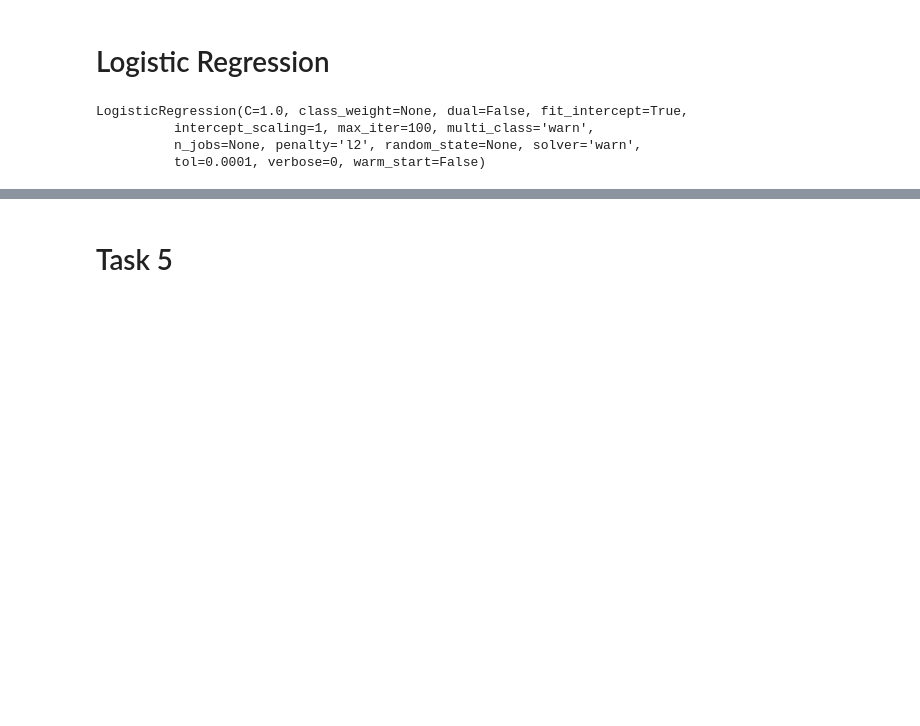
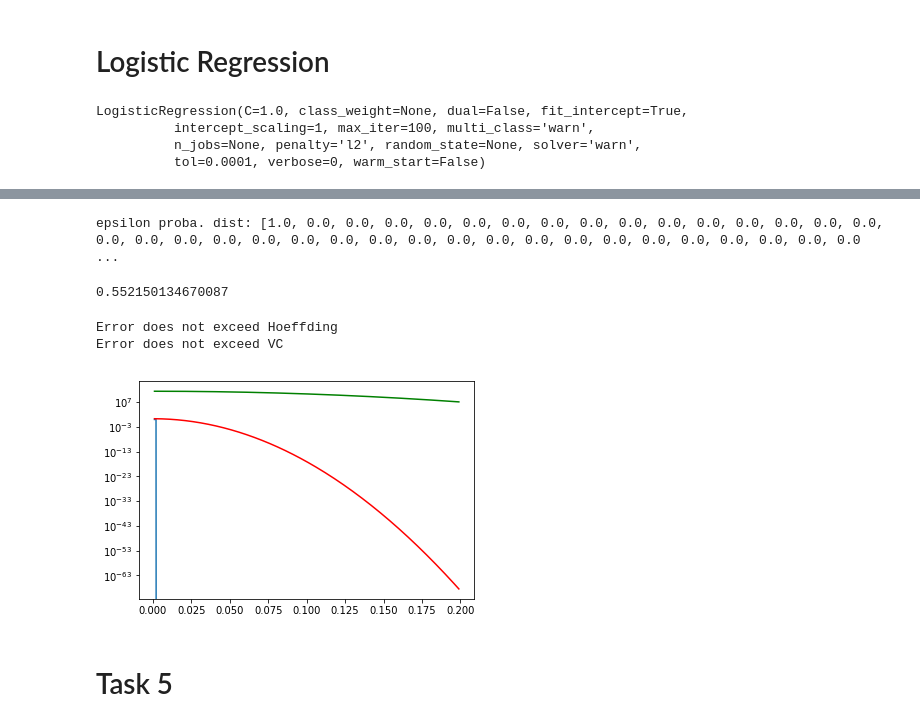
Before and after one commit to vipulpopat/MSCAI_Sem1_Etivity2, a Jupyter notebook: Etivity2_18203485.ipynb, the cells around one changed output, grey strips where cells are left out. Saved outputs shown, nothing was run; the diff lists cells and outputs as text; code cells hidden in the pictures; blank space fills up the shorter version.

Commit message:
WIP 120219
VC Bound

```diff
--- a/Etivity2_18203485.ipynb
+++ b/Etivity2_18203485.ipynb
@@ -418,3 +462,58 @@ logistic_classifer.score(X_test, y_test)
+# %%
+def calc_prob_epsilon(M, Eins, Eouts, epsilons):
+    prob_epsilon=[]
+    for e in epsilons:
+        counter = 0
+        for i in range(M):
+            if abs(Eins[i] - Eouts[i])>e:
+                   counter +=1
+        prob_epsilon.append(counter/M)
+    return prob_epsilon
+# %%
+epsilons = np.arange(0, 1, 0.01)
+error_in = [Ein]
+error_out = [Eout]
+prob_epsilon = calc_prob_epsilon(1, error_in, error_out, epsilons)
+
+print("epsilon proba. dist:", prob_epsilon)
+# %% [output]
+epsilon proba. dist: [1.0, 0.0, 0.0, 0.0, 0.0, 0.0, 0.0, 0.0, 0.0, 0.0, 0.0, 0.0, 0.0, 0.0, 0.0, 0.0, 0.0, 0.0, 0.0, 0.0, 0.0, 0.0, 0.0, 0.0, 0.0, 0.0, 0.0, 0.0, 0.0, 0.0, 0.0, 0.0, 0.0, 0.0, 0.0, 0.0 ...
+# %%
+epsilons = np.arange(0, 1, 0.01)
+N=2000
+# %%
+tolerance = 0.01
+dvc = 3
+def get_vc_bound(N, dvc, tolerance, Ein):
+    return Ein + math.sqrt((1/(2*N)) * math.log((2 * (math.pow(N,dvc) + 1)/tolerance) ))
+
+print(get_vc_bound(N, dvc, tolerance, Ein))
+# %% [output]
+0.552150134670087
+# %%
+def plot(error_in,error_out):
+    error_diff = abs(np.array(error_in)-np.array(error_out))
+    epsilons = np.arange(0.001,0.20,0.001)
+    prob_epsilon=[]
+    for e in epsilons:
+        prob_epsilon.append(len([1 for i in error_diff if i > e])/len(error_diff))
+    plt.plot(epsilons, prob_epsilon)
+
+    hoef = [2*math.exp(-2*N*e**2) for e in epsilons]
+    vc = [4*((2*N)**3+1)*math.exp(-(N/8)*e**2) for e in epsilons]
+
+    print("Error exceeds Hoeffding" if max(np.array(prob_epsilon)-np.array(hoef))>0 else "Error does not exceed Hoeffding")
+    print("Error exceeds VC" if max(np.array(prob_epsilon)-np.array(vc))>0 else "Error does not exceed VC")
+    plt.plot(epsilons, hoef,'r')
+    plt.plot(epsilons, vc, 'g')
+    plt.yscale('log')
+    plt.show()
+# %%
+plot(error_in,error_out)
+# %% [output]
+Error does not exceed Hoeffding
+Error does not exceed VC
+[figure, added]
 # %% [markdown]
 # Task 5
 # %% [markdown]
```
Also changed, not shown: parts of 33 cells of this notebook.
